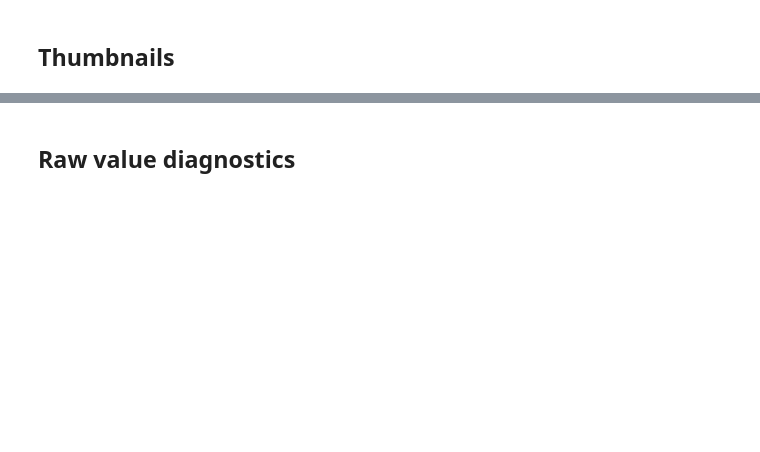
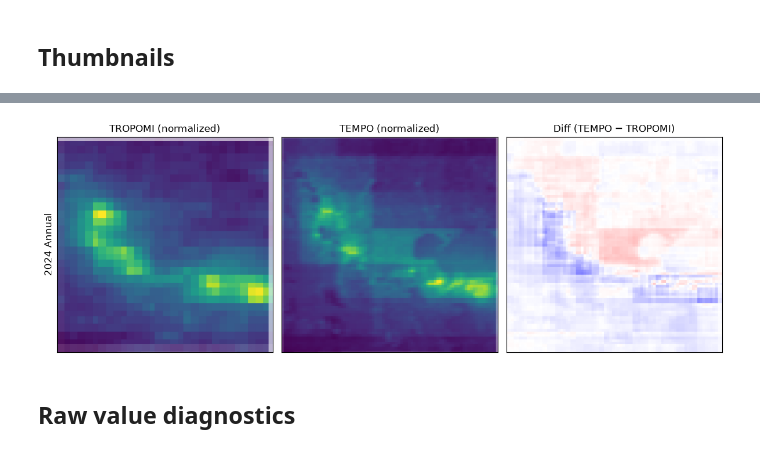
Before and after one commit to evankart/tempo-tropomi-comparison, a Jupyter notebook: tempo_tropomi_comparison.ipynb, the cells around one changed output, grey strips where cells are left out. Saved outputs shown, nothing was run; the diff lists cells and outputs as text; code cells hidden in the pictures; blank space fills up the shorter version.

```diff
--- a/tempo_tropomi_comparison.ipynb
+++ b/tempo_tropomi_comparison.ipynb
@@ -151,6 +194,9 @@ tropomi_annual = (ee.ImageCollection('COPERNICUS/S5P/OFFL/L3_NO2')
                    .multiply(6.022e19)
                    .reproject(crs=tropomi_proj, scale=5500))
 
+tempo_annual = get_or_export(tempo_annual, 'tempo_annual_2024', scale=2000)
+tropomi_annual = get_or_export(tropomi_annual, 'tropomi_annual_2024', scale=5500)
+
 tempo_annual_agg = aggregate_tempo(tempo_annual, tropomi_proj)
 
 sample_annual_fc = (tempo_annual_agg.divide(1e14).rename('tempo')
@@ -158,5 +204,5 @@ sample_annual_fc = (tempo_annual_agg.divide(1e14).rename('tempo')
                      .sample(region=study_area, scale=5500, numPixels=500))
 
 sample_annual = fc_to_df(sample_annual_fc, columns=['tempo', 'tropomi'])
-plot_scatter(sample_annual, 'Annual Mean TEMPO vs TROPOMI Tropospheric NO\u2082 (2024)', color='#2ca02c')
+plot_scatter(sample_annual, 'Annual Mean TEMPO vs TROPOMI Tropospheric NO₂ (2024)', color='#2ca02c')
 # %% [output]
@@ -367,3 +410,7 @@ KeyboardInterrupt:
+# %%
+show_thumb_row('2024 Annual', tropomi_annual_scaled, tempo_annual_scaled, diff_norm_annual)
+# %% [output]
+[figure, added]
 # %% [markdown]
 ## Raw value diagnostics
 # %%
```
Also changed, not shown: parts of 8 cells of this notebook.
